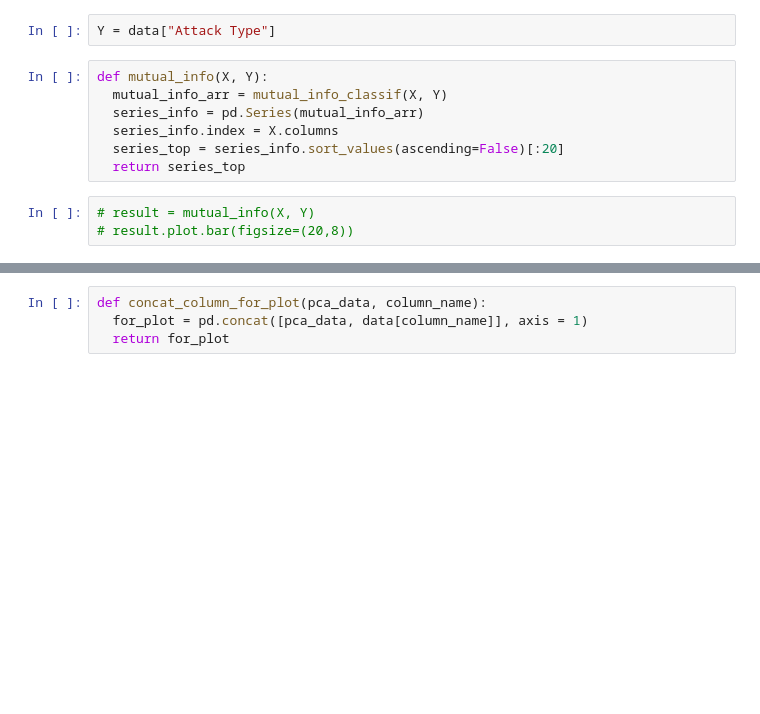
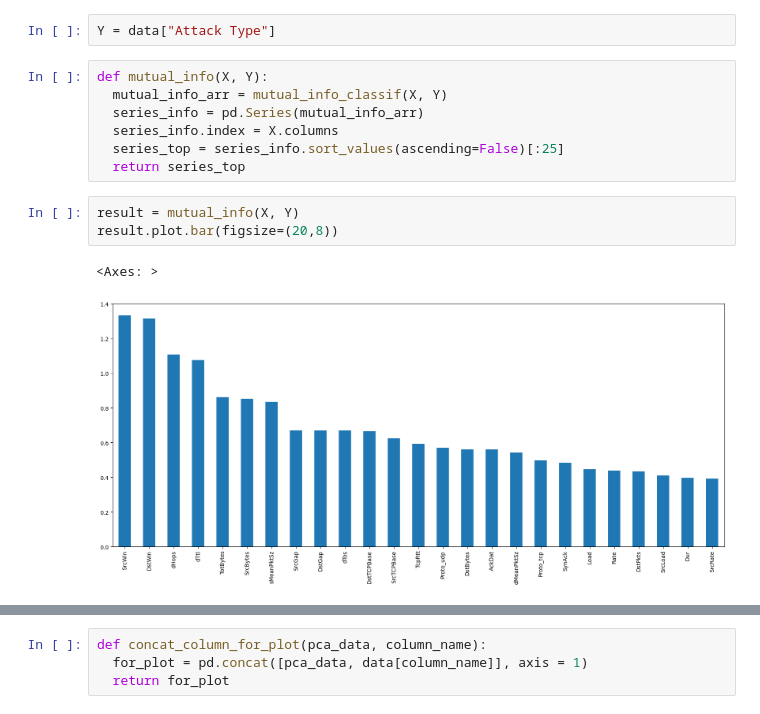
Before and after one commit to vigneshramesh1/network-intrusion-detection, a Jupyter notebook: Models/KNN Based Models/KNNWithKFoldLatest.ipynb, the cells around one changed output, grey strips where cells are left out. Saved outputs shown, nothing was run; the diff lists cells and outputs as text; blank space fills up the shorter version.

```diff
--- a/Models/KNN Based Models/KNNWithKFoldLatest.ipynb
+++ b/Models/KNN Based Models/KNNWithKFoldLatest.ipynb
@@ -26,9 +26,12 @@ def mutual_info(X, Y):
   mutual_info_arr = mutual_info_classif(X, Y)
   series_info = pd.Series(mutual_info_arr)
   series_info.index = X.columns
-  series_top = series_info.sort_values(ascending=False)[:20]
+  series_top = series_info.sort_values(ascending=False)[:25]
   return series_top
 # %%
-# result = mutual_info(X, Y)
-# result.plot.bar(figsize=(20,8))
+result = mutual_info(X, Y)
+result.plot.bar(figsize=(20,8))
+# %% [output]
+<Axes: >
+[figure, added]
 # %%
```
Also changed, not shown: parts of 14 cells of this notebook, 2 other files.
